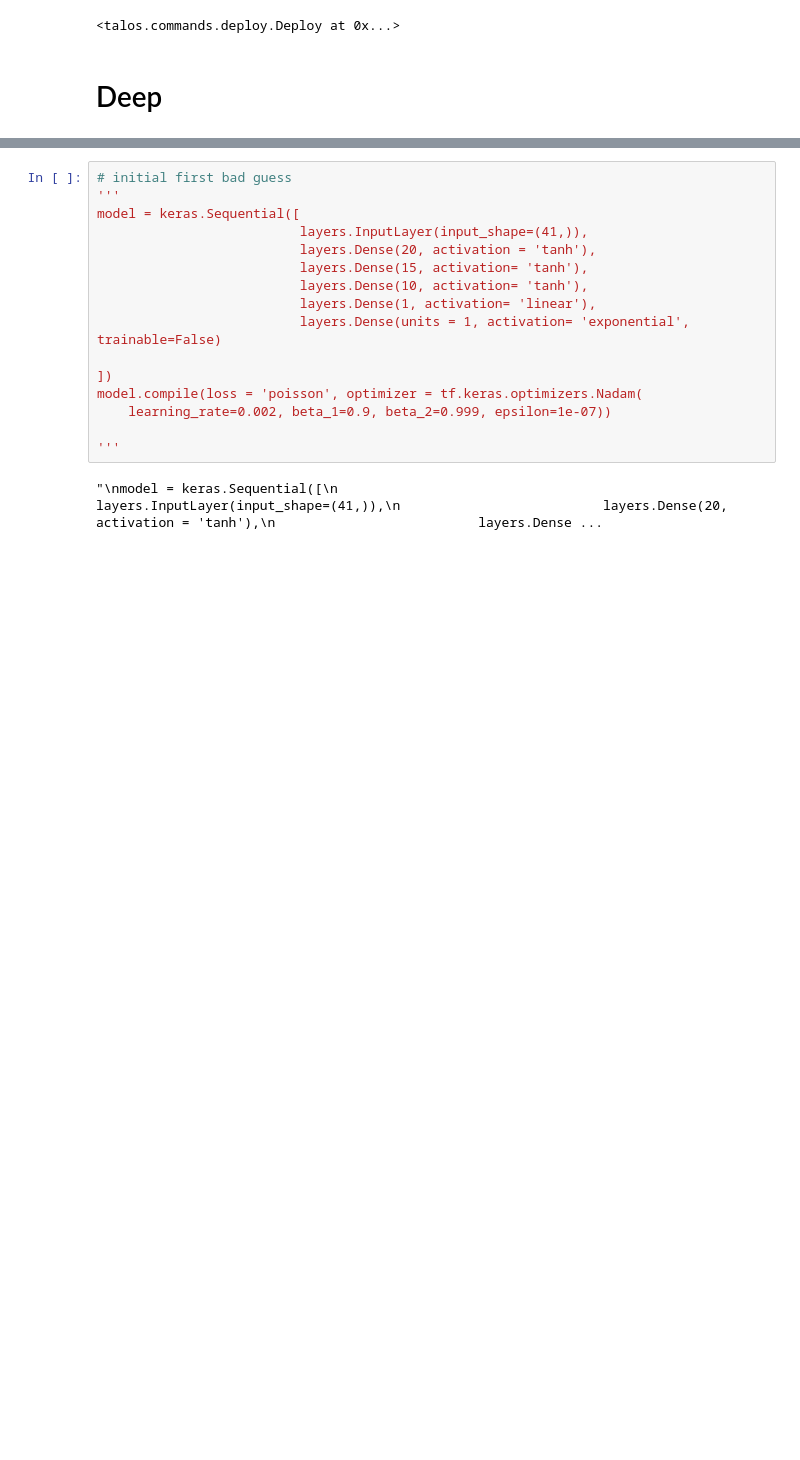
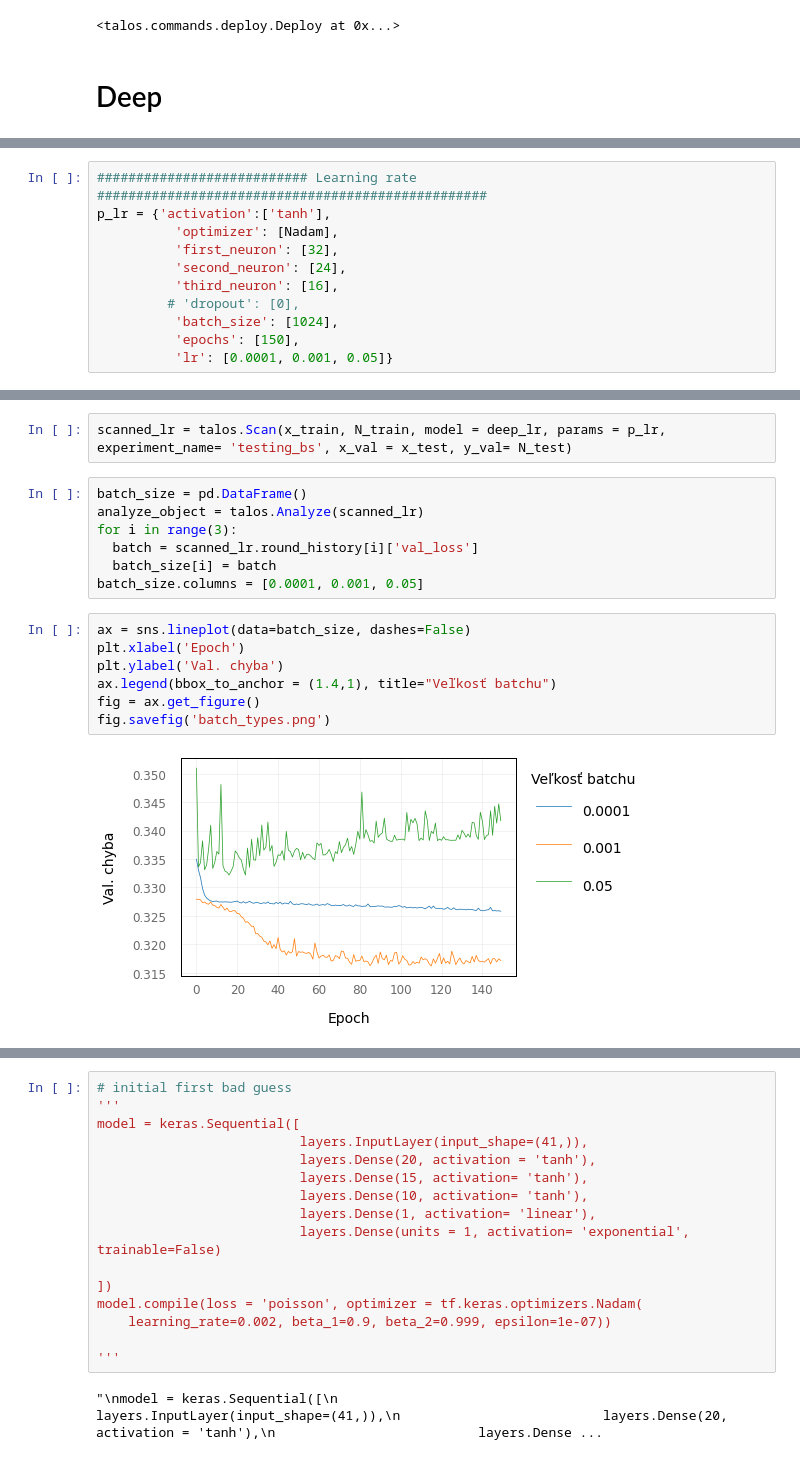
Before and after one commit to jademuun/car_insurance_MTPL, a Jupyter notebook: Neural_nets.ipynb, the cells around one changed output, grey strips where cells are left out. Cells and saved outputs as stored; diff of their text form; blank space fills up the shorter version.

Commit message:
initial scanning for deep

```diff
--- a/Neural_nets.ipynb
+++ b/Neural_nets.ipynb
@@ -735,0 +724,12 @@ q3 = 8
+# %%
+########################### Learning rate
+##################################################
+p_lr = {'activation':['tanh'],
+          'optimizer': [Nadam],
+          'first_neuron': [32],
+          'second_neuron': [24],
+          'third_neuron': [16],
+         # 'dropout': [0],
+          'batch_size': [1024],
+          'epochs': [150],
+          'lr': [0.0001, 0.001, 0.05]}
@@ -735,0 +766,18 @@ q3 = 8
+# %%
+scanned_lr = talos.Scan(x_train, N_train, model = deep_lr, params = p_lr, experiment_name= 'testing_bs', x_val = x_test, y_val= N_test)
+# %%
+batch_size = pd.DataFrame()
+analyze_object = talos.Analyze(scanned_lr)
+for i in range(3):
+  batch = scanned_lr.round_history[i]['val_loss']
+  batch_size[i] = batch
+batch_size.columns = [0.0001, 0.001, 0.05]
+# %%
+ax = sns.lineplot(data=batch_size, dashes=False)
+plt.xlabel('Epoch')
+plt.ylabel('Val. chyba')
+ax.legend(bbox_to_anchor = (1.4,1), title="Veľkosť batchu")
+fig = ax.get_figure()
+fig.savefig('batch_types.png')
+# %% [output]
+[figure, added]
```
Also changed, not shown: parts of 36 cells of this notebook.
